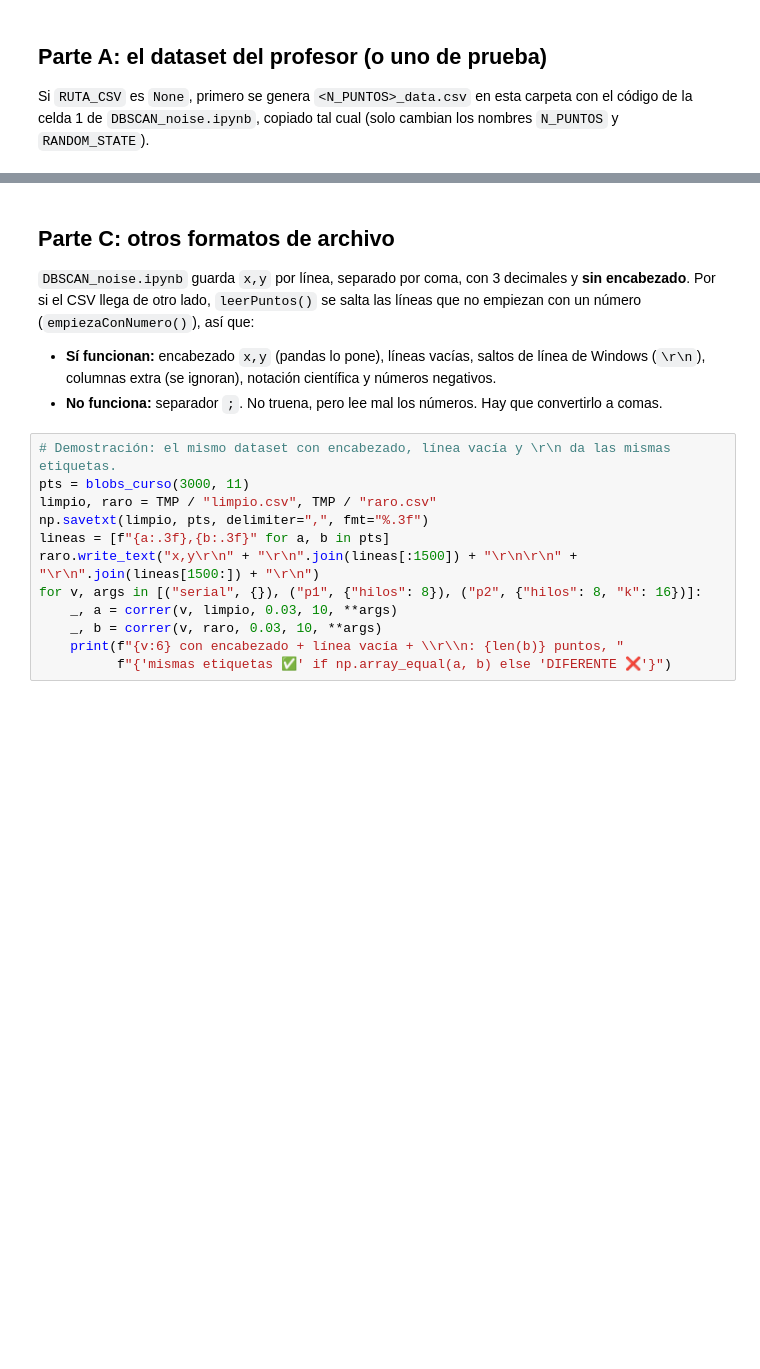
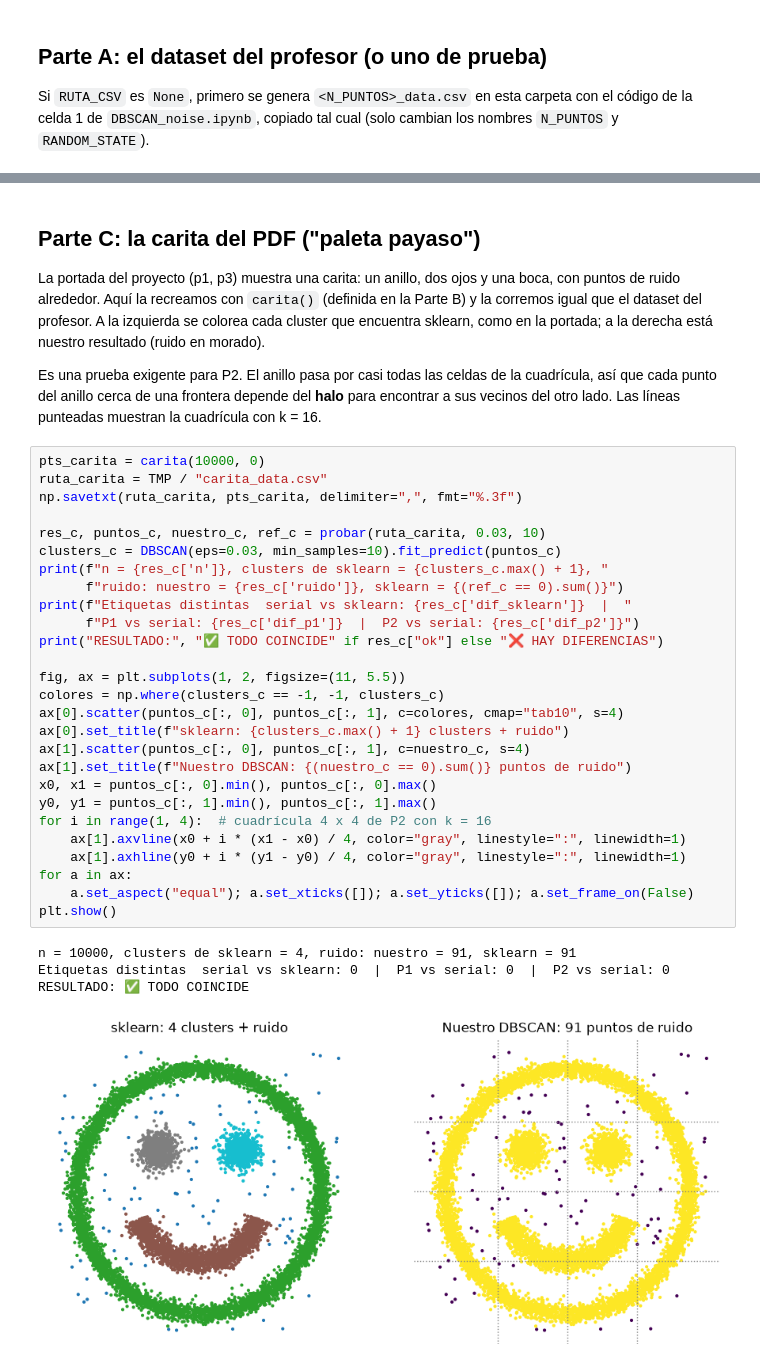
Before and after one commit to taniahdzl/computo_paralelo_26, a Jupyter notebook: proyectos/dbscan/notebooks/prueba_dataset.ipynb, the cells around one changed output, grey strips where cells are left out. Saved outputs shown, nothing was run; the diff lists cells and outputs as text; blank space fills up the shorter version.

```diff
--- a/proyectos/dbscan/notebooks/prueba_dataset.ipynb
+++ b/proyectos/dbscan/notebooks/prueba_dataset.ipynb
@@ -260,22 +321,43 @@ print(f"\n{sum(f[8] == '✅' for f in filas)} de {len(filas)} casos pasan "
 # %% [markdown]
-## Parte C: otros formatos de archivo
+## Parte C: la carita del PDF ("paleta payaso")
 
-`DBSCAN_noise.ipynb` guarda `x,y` por línea, separado por coma, con 3 decimales y **sin
-encabezado**. Por si el CSV llega de otro lado, `leerPuntos()` se salta las líneas que no empiezan
-con un número (`empiezaConNumero()`), así que:
+La portada del proyecto (p1, p3) muestra una carita: un anillo, dos ojos y una boca, con puntos de
+ruido alrededor. Aquí la recreamos con `carita()` (definida en la Parte B) y la corremos igual que el
+dataset del profesor. A la izquierda se colorea cada cluster que encuentra sklearn, como en la
+portada; a la derecha está nuestro resultado (ruido en morado).
 
-- **Sí funcionan:** encabezado `x,y` (pandas lo pone), líneas vacías, saltos de línea de Windows
-  (`\r\n`), columnas extra (se ignoran), notación científica y números negativos.
-- **No funciona:** separador `;`. No truena, pero lee mal los números. Hay que convertirlo a comas.
+Es una prueba exigente para P2. El anillo pasa por casi todas las celdas de la cuadrícula, así que
+cada punto del anillo cerca de una frontera depende del **halo** para encontrar a sus vecinos del
+otro lado. Las líneas punteadas muestran la cuadrícula con k = 16.
 # %%
-# Demostración: el mismo dataset con encabezado, línea vacía y \r\n da las mismas etiquetas.
-pts = blobs_curso(3000, 11)
-limpio, raro = TMP / "limpio.csv", TMP / "raro.csv"
-np.savetxt(limpio, pts, delimiter=",", fmt="%.3f")
-lineas = [f"{a:.3f},{b:.3f}" for a, b in pts]
-raro.write_text("x,y\r\n" + "\r\n".join(lineas[:1500]) + "\r\n\r\n" + "\r\n".join(lineas[1500:]) + "\r\n")
-for v, args in [("serial", {}), ("p1", {"hilos": 8}), ("p2", {"hilos": 8, "k": 16})]:
-    _, a = correr(v, limpio, 0.03, 10, **args)
-    _, b = correr(v, raro, 0.03, 10, **args)
-    print(f"{v:6} con encabezado + línea vacía + \\r\\n: {len(b)} puntos, "
-          f"{'mismas etiquetas ✅' if np.array_equal(a, b) else 'DIFERENTE ❌'}")
+pts_carita = carita(10000, 0)
+ruta_carita = TMP / "carita_data.csv"
+np.savetxt(ruta_carita, pts_carita, delimiter=",", fmt="%.3f")
+
+res_c, puntos_c, nuestro_c, ref_c = probar(ruta_carita, 0.03, 10)
+clusters_c = DBSCAN(eps=0.03, min_samples=10).fit_predict(puntos_c)
+print(f"n = {res_c['n']}, clusters de sklearn = {clusters_c.max() + 1}, "
+      f"ruido: nuestro = {res_c['ruido']}, sklearn = {(ref_c == 0).sum()}")
+print(f"Etiquetas distintas  serial vs sklearn: {res_c['dif_sklearn']}  |  "
+      f"P1 vs serial: {res_c['dif_p1']}  |  P2 vs serial: {res_c['dif_p2']}")
+print("RESULTADO:", "✅ TODO COINCIDE" if res_c["ok"] else "❌ HAY DIFERENCIAS")
+
+fig, ax = plt.subplots(1, 2, figsize=(11, 5.5))
+colores = np.where(clusters_c == -1, -1, clusters_c)
+ax[0].scatter(puntos_c[:, 0], puntos_c[:, 1], c=colores, cmap="tab10", s=4)
+ax[0].set_title(f"sklearn: {clusters_c.max() + 1} clusters + ruido")
+ax[1].scatter(puntos_c[:, 0], puntos_c[:, 1], c=nuestro_c, s=4)
+ax[1].set_title(f"Nuestro DBSCAN: {(nuestro_c == 0).sum()} puntos de ruido")
+x0, x1 = puntos_c[:, 0].min(), puntos_c[:, 0].max()
+y0, y1 = puntos_c[:, 1].min(), puntos_c[:, 1].max()
+for i in range(1, 4):  # cuadrícula 4 x 4 de P2 con k = 16
+    ax[1].axvline(x0 + i * (x1 - x0) / 4, color="gray", linestyle=":", linewidth=1)
+    ax[1].axhline(y0 + i * (y1 - y0) / 4, color="gray", linestyle=":", linewidth=1)
+for a in ax:
+    a.set_aspect("equal"); a.set_xticks([]); a.set_yticks([]); a.set_frame_on(False)
+plt.show()
+# %% [output]
+n = 10000, clusters de sklearn = 4, ruido: nuestro = 91, sklearn = 91
+Etiquetas distintas  serial vs sklearn: 0  |  P1 vs serial: 0  |  P2 vs serial: 0
+RESULTADO: ✅ TODO COINCIDE
+[figure, added]
```
Also changed, not shown: parts of 8 cells of this notebook, 2 other files.
